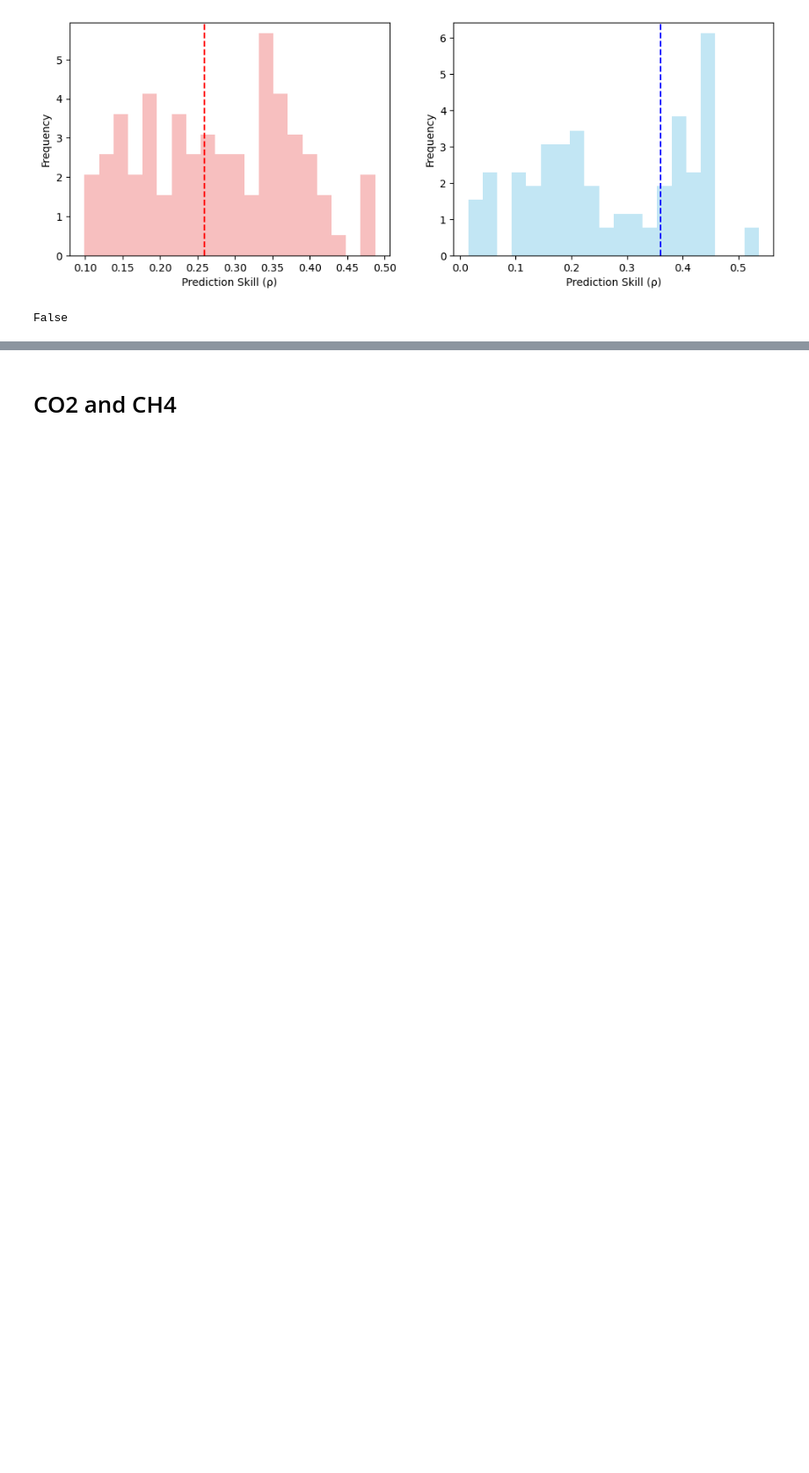
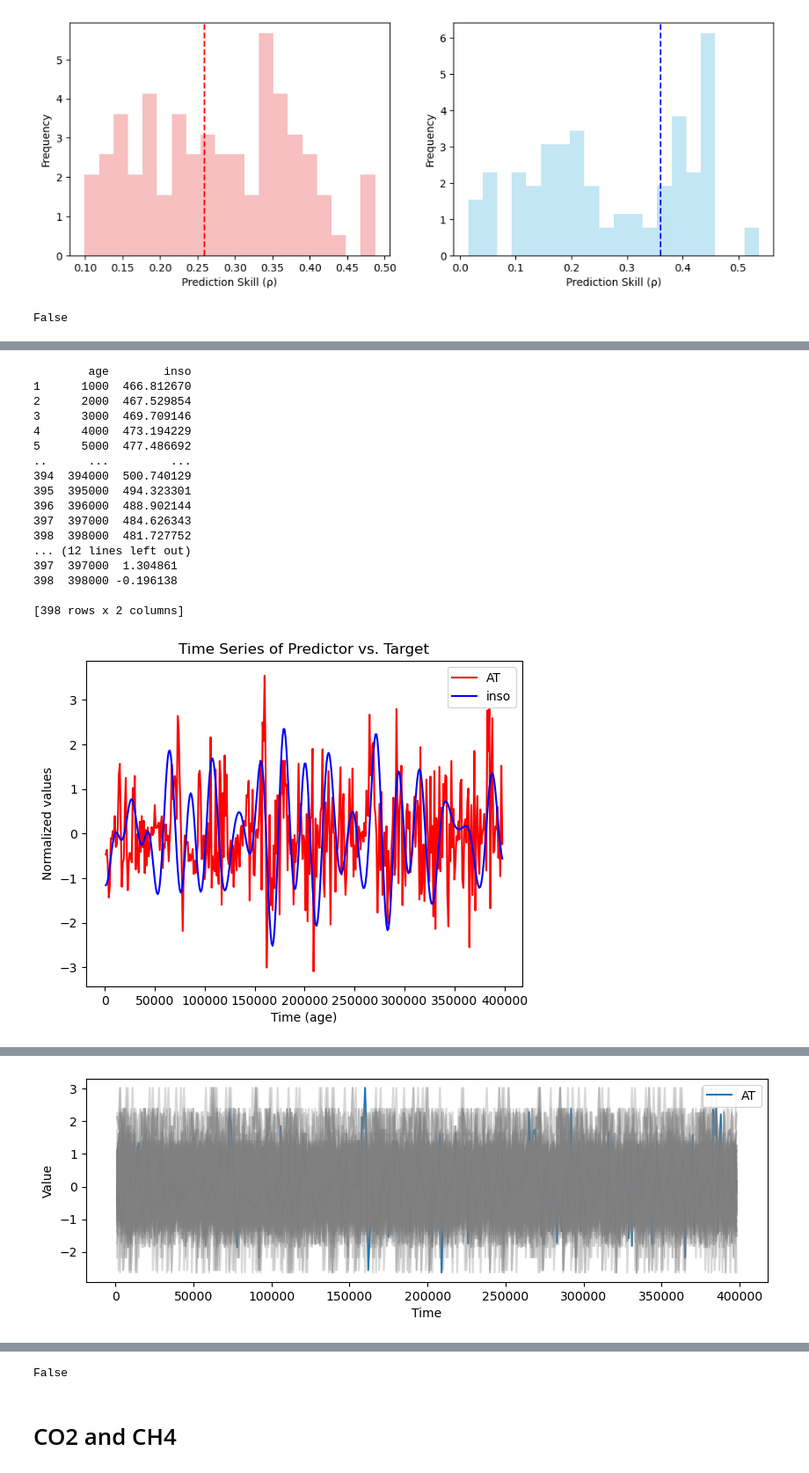
Before and after one commit to Peisong-Zheng/van2015_repeat, a Jupyter notebook: Vostok_data_CCM.ipynb, the cells around one changed output, grey strips where cells are left out. Shown at 88% size. Saved outputs shown, nothing was run; the diff lists cells and outputs as text; code cells hidden in the pictures; blank space fills up the shorter version.

```diff
--- a/Vostok_data_CCM.ipynb
+++ b/Vostok_data_CCM.ipynb
@@ -237,0 +240,64 @@ False
+# %%
+from toolbox import ccm_functions as cf
+import importlib
+importlib.reload(cf)
+
+df_AT_diff=df_AT.copy()
+df_AT_diff['AT'] = df_AT_diff['AT'].diff()
+df_AT_diff = df_AT_diff.dropna()
+df_inso_crop=df_inso.copy()
+
+df_inso_crop =df_inso.copy()
+# drop the first row of df_inso_crop
+df_inso_crop = df_inso_crop.drop(df_inso_crop.index[0])
+
+print(df_inso_crop)
+print(df_AT_diff)
+
+result = cf.ccm_DOXmapForcing(
+    df_sd      = df_AT_diff,
+    df_pre     = df_inso_crop,
+    E          = 4,
+    tau        = -2,
+    libSizes   = "20 40 60 80 100 120 140 160 180 200 220 240 260 280 300 320 340 360",
+    sample     = 10,
+    showPlot   = True
+)
+
+from toolbox import significant_test as st
+import importlib
+importlib.reload(st)
+
+ccm_out, ran_ccm_list,test_result = st.ccm_significance_test(
+    df_sd      = df_AT_diff,
+    df_pre     = df_inso_crop,
+    E         = 4,
+    tau       = -2,
+    Tp =0,
+    n_ran     = 100,
+    libSizes  = "20 40 60 80 100 120 140 160 180 200 220 240 260 280 300 320 340 360",
+    sample    = 10,
+    showPlot  = True
+)
+
+
+print(test_result)
+# %% [output]
+        age        inso
+1      1000  466.812670
+2      2000  467.529854
+3      3000  469.709146
+4      4000  473.194229
+5      5000  477.486692
+..      ...         ...
+394  394000  500.740129
+395  395000  494.323301
+396  396000  488.902144
+397  397000  484.626343
+398  398000  481.727752
+... (12 lines left out)
+397  397000  1.304861
+398  398000 -0.196138
+
+[398 rows x 2 columns]
+[figure, added]
@@ -237,0 +305 @@ False
+[figure, added]
@@ -238,3 +308,4 @@ False
+False
 # %% [markdown]
 # CO2 and CH4
 # %%
```
Also changed, not shown: parts of 2 cells of this notebook.
